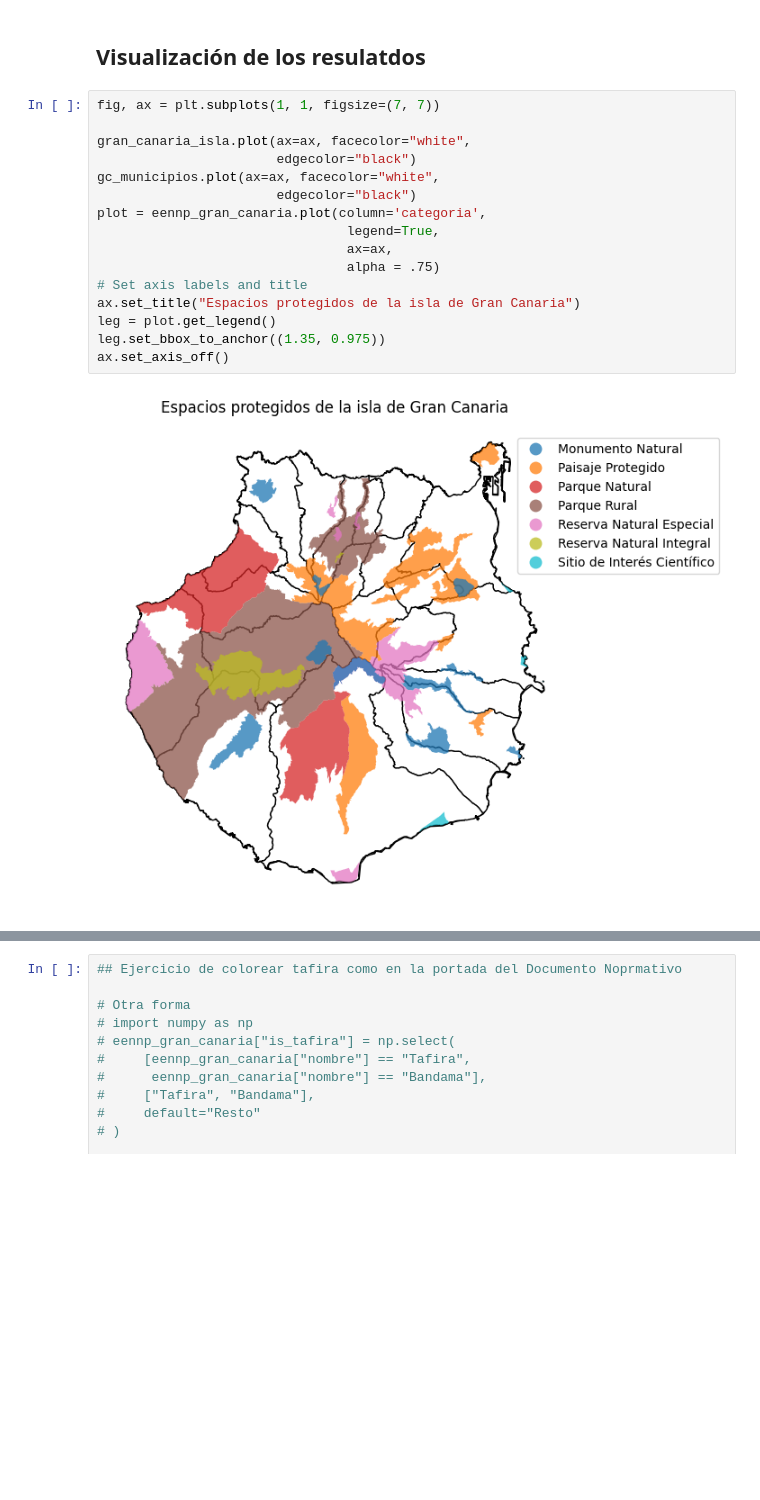
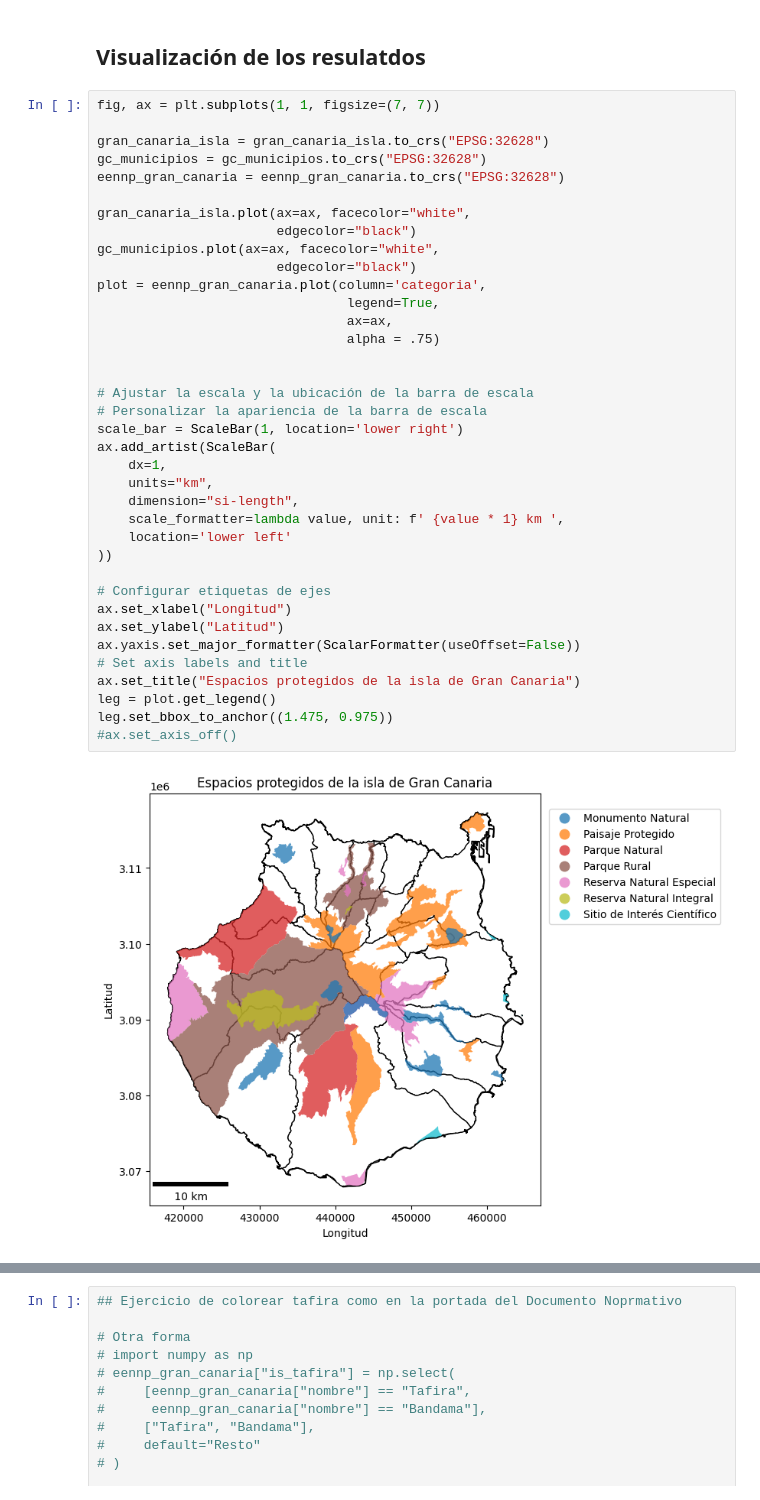
Before and after one commit to Juankkar/QGIS_IDECanarias_data, a Jupyter notebook: src/geopandas.ipynb, the cells around one changed output, grey strips where cells are left out. Drawn from its saved outputs; the diff is of its cells as text; blank space fills up the shorter version.

```diff
--- a/src/geopandas.ipynb
+++ b/src/geopandas.ipynb
@@ -148,19 +149,40 @@ eennp_gran_canaria.head()
 ## Visualización de los resulatdos
 # %%
 fig, ax = plt.subplots(1, 1, figsize=(7, 7))
+
+gran_canaria_isla = gran_canaria_isla.to_crs("EPSG:32628")
+gc_municipios = gc_municipios.to_crs("EPSG:32628")
+eennp_gran_canaria = eennp_gran_canaria.to_crs("EPSG:32628")
 
 gran_canaria_isla.plot(ax=ax, facecolor="white",
                        edgecolor="black")
 gc_municipios.plot(ax=ax, facecolor="white",
                        edgecolor="black")
 plot = eennp_gran_canaria.plot(column='categoria',
                                 legend=True,
                                 ax=ax,
                                 alpha = .75)
+
+
+# Ajustar la escala y la ubicación de la barra de escala
+# Personalizar la apariencia de la barra de escala
+scale_bar = ScaleBar(1, location='lower right')
+ax.add_artist(ScaleBar(
+    dx=1,
+    units="km",
+    dimension="si-length",
+    scale_formatter=lambda value, unit: f' {value * 1} km ',
+    location='lower left'
+))
+
+# Configurar etiquetas de ejes
+ax.set_xlabel("Longitud")
+ax.set_ylabel("Latitud")
+ax.yaxis.set_major_formatter(ScalarFormatter(useOffset=False))
 # Set axis labels and title
 ax.set_title("Espacios protegidos de la isla de Gran Canaria")
 leg = plot.get_legend()
-leg.set_bbox_to_anchor((1.35, 0.975))
-ax.set_axis_off()
+leg.set_bbox_to_anchor((1.475, 0.975))
+#ax.set_axis_off()
 # %% [output]
-[figure, old version]
+[figure, new version]
```
Also changed, not shown: parts of 4 cells of this notebook, 2 other files.
